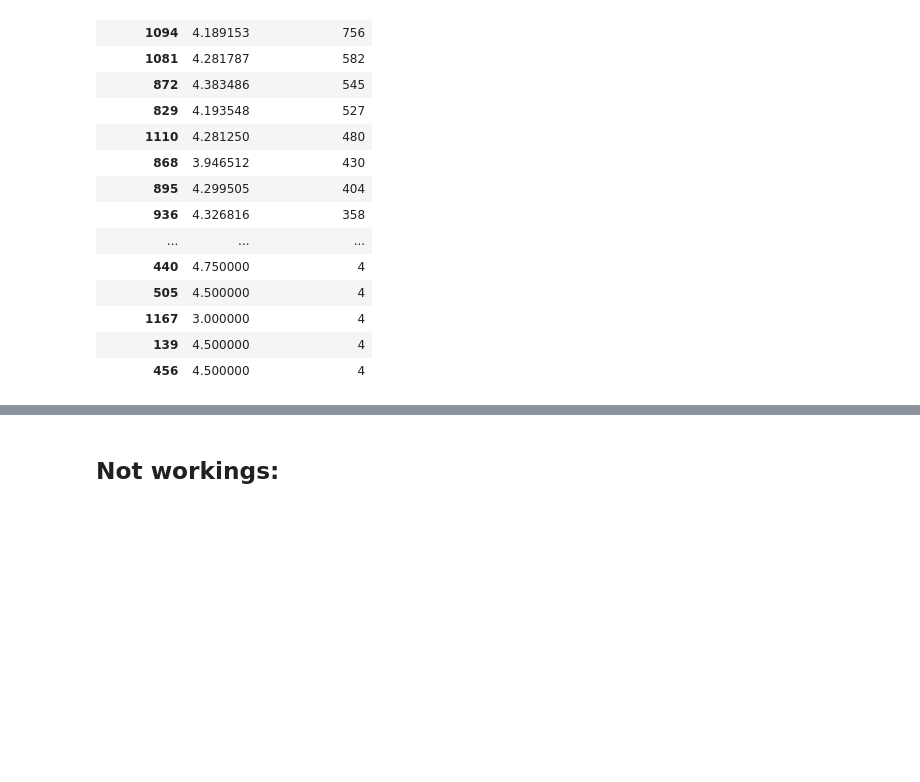
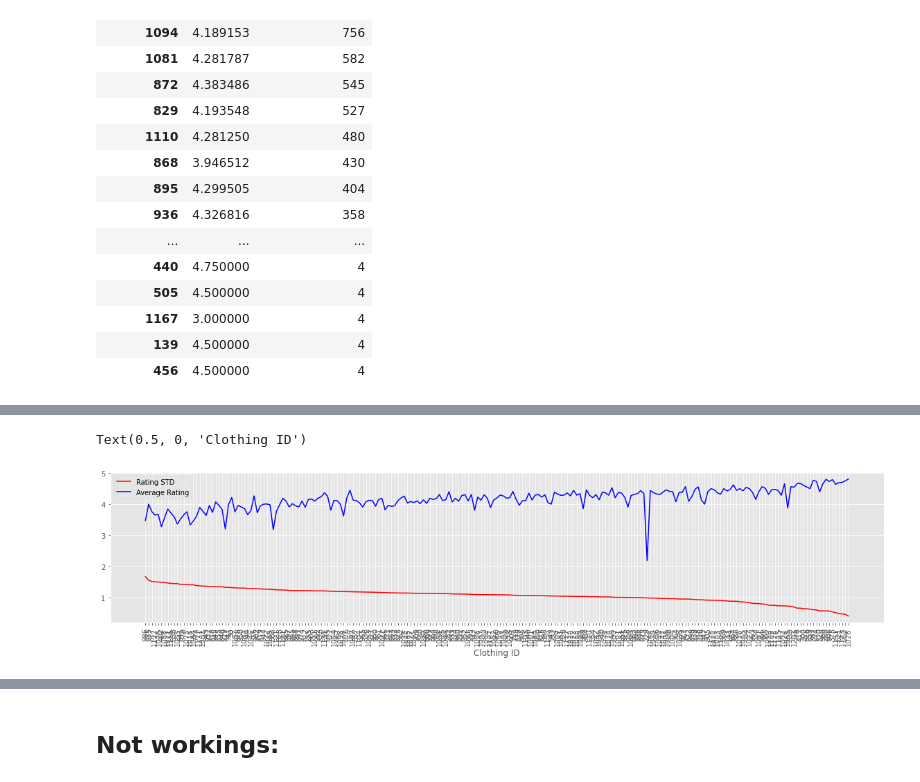
Before and after one commit to baharbiazar/E_Commerce_Reviews_Sentiment_Analysis, a Jupyter notebook: e_commerce_sentiment_analysis.ipynb, the cells around one changed output, grey strips where cells are left out. Cells and saved outputs as stored; diff of their text form; code cells hidden in the pictures; blank space fills up the shorter version.

```diff
--- a/e_commerce_sentiment_analysis.ipynb
+++ b/e_commerce_sentiment_analysis.ipynb
@@ -756,0 +806,3 @@ pandas.core.series.Series
+# %%
+new= grouped.reset_index()
+new
@@ -756,0 +832,11 @@ pandas.core.series.Series
+# %%
+fig , ax = plt.subplots(figsize =(20,4))
+ax.plot(new['Rating_sdv'], label='Rating STD', c= 'r')
+ax.plot(new['Rating'], label= 'Average Rating', c = 'b')
+ax.legend()
+ax.set_xticklabels(new['Clothing ID'], rotation = 90)
+ax.set_xticks(new.index)
+ax.set_xlabel("Clothing ID")
+# %% [output]
+Text(0.5, 0, 'Clothing ID')
+[figure, added]
```
Also changed, not shown: parts of 10 cells of this notebook.
